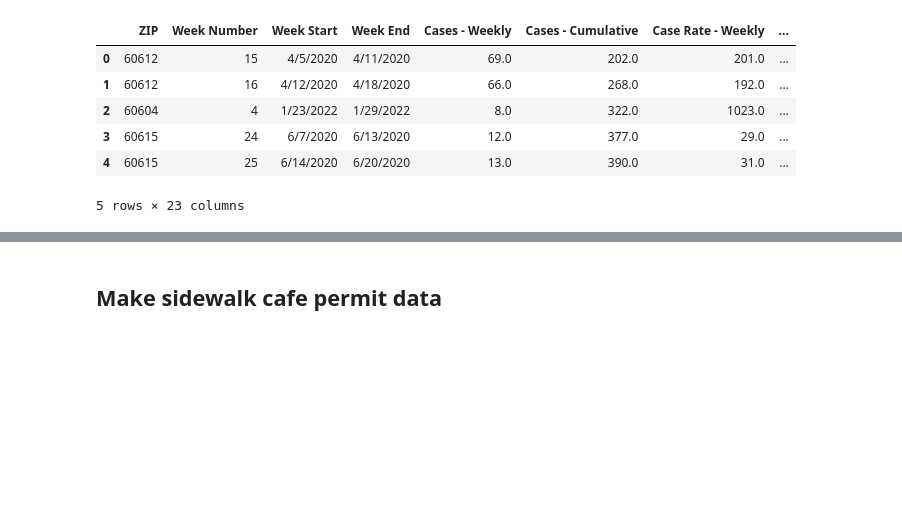
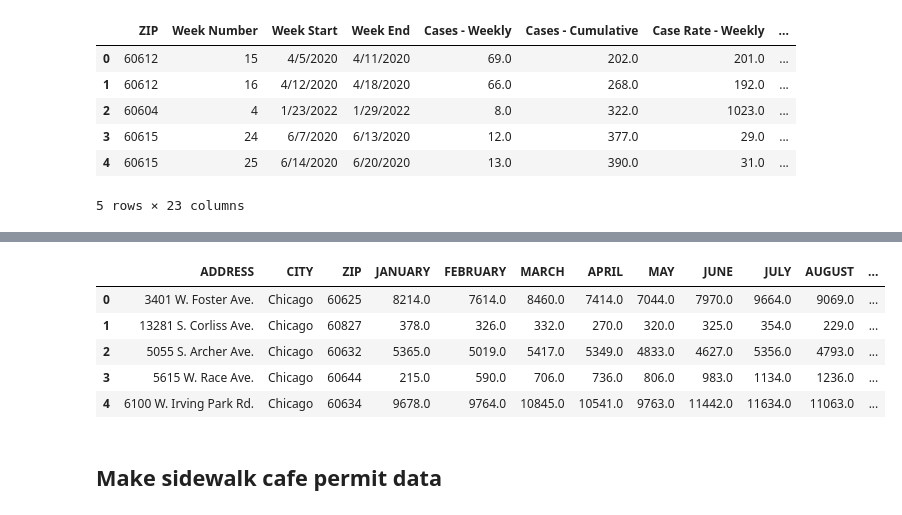
Before and after one commit to nataliepiehl/project_one, a Jupyter notebook: Code/data_cleanup.ipynb, the cells around one changed output, grey strips where cells are left out. Saved outputs shown, nothing was run; the diff lists cells and outputs as text; code cells hidden in the pictures; blank space fills up the shorter version.

```diff
--- a/Code/data_cleanup.ipynb
+++ b/Code/data_cleanup.ipynb
@@ -184,3 +204,19 @@ len(merged)
+# %%
+# Merge ZIP code coordinates
+merged = pd.merge(merged, covid_df[["ZIP", "ZIP Code Location"]].drop_duplicates(), how = "left")
+lat = merged["ZIP Code Location"].str.split(expand = True)[1].str.replace("(", "", regex = False)
+lng = merged["ZIP Code Location"].str.split(expand = True)[2].str.replace(")", "", regex = False)
+merged["LAT"] = lat
+merged["LNG"] = lng
+merged = merged.drop(['ZIP Code Location'], axis = 1)
+merged.head()
+# %% [output]
+|  | ADDRESS | CITY | ZIP | JANUARY | FEBRUARY | MARCH | APRIL | MAY | JUNE | JULY | AUGUST | ... |
+| 0 | 3401 W. Foster Ave. | Chicago | 60625 | 8214.0 | 7614.0 | 8460.0 | 7414.0 | 7044.0 | 7970.0 | 9664.0 | 9069.0 | ... |
+| 1 | 13281 S. Corliss Ave. | Chicago | 60827 | 378.0 | 326.0 | 332.0 | 270.0 | 320.0 | 325.0 | 354.0 | 229.0 | ... |
+| 2 | 5055 S. Archer Ave. | Chicago | 60632 | 5365.0 | 5019.0 | 5417.0 | 5349.0 | 4833.0 | 4627.0 | 5356.0 | 4793.0 | ... |
+| 3 | 5615 W. Race Ave. | Chicago | 60644 | 215.0 | 590.0 | 706.0 | 736.0 | 806.0 | 983.0 | 1134.0 | 1236.0 | ... |
+| 4 | 6100 W. Irving Park Rd. | Chicago | 60634 | 9678.0 | 9764.0 | 10845.0 | 10541.0 | 9763.0 | 11442.0 | 11634.0 | 11063.0 | ... |
 # %%
 # Export data
 merged.to_csv("../Data/merged_library_covid.csv")
```
Also changed, not shown: parts of 6 cells of this notebook, 1 other file.
